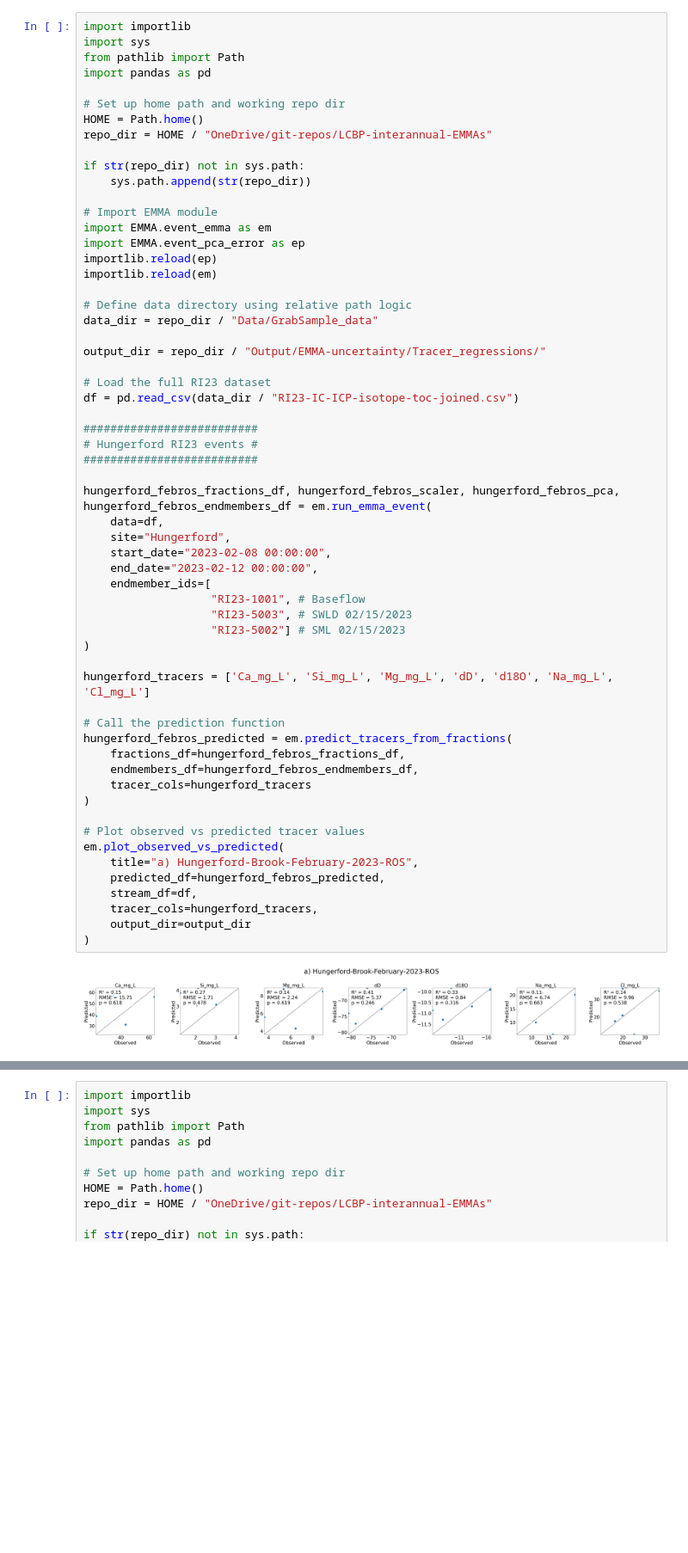
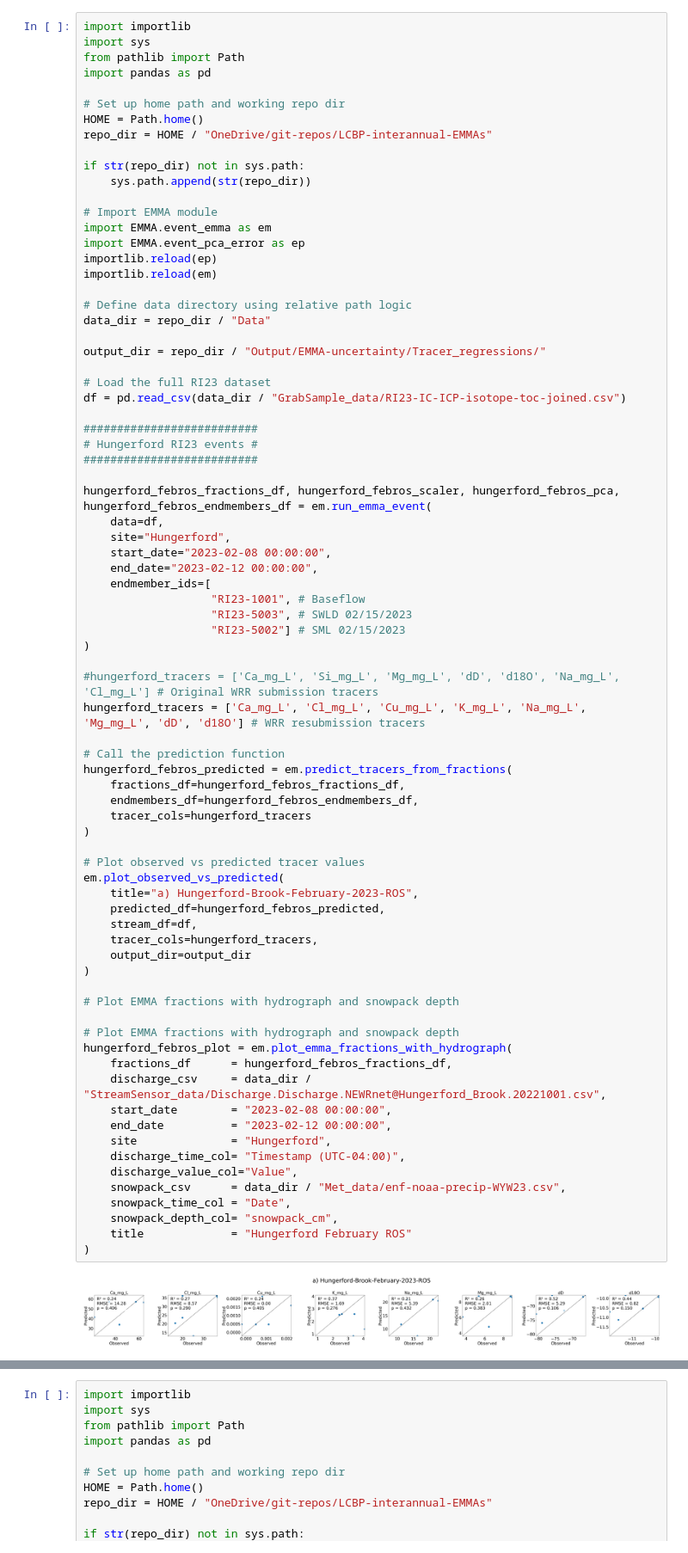
Before and after one commit to MeganEDuffy/LCBP-interannual-EMMAs, a Jupyter notebook: Notebooks/RI23-Hungerford-EMMAs.ipynb, the cells around one changed output, grey strips where cells are left out. Shown at 86% size. Drawn from its saved outputs; the diff is of its cells as text; blank space fills up the shorter version.

Commit message:
running emma prelim plots need to save out fractions

```diff
--- a/Notebooks/RI23-Hungerford-EMMAs.ipynb
+++ b/Notebooks/RI23-Hungerford-EMMAs.ipynb
@@ -18,44 +18,62 @@ importlib.reload(ep)
 importlib.reload(em)
 
 # Define data directory using relative path logic
-data_dir = repo_dir / "Data/GrabSample_data"
+data_dir = repo_dir / "Data"
 
 output_dir = repo_dir / "Output/EMMA-uncertainty/Tracer_regressions/"
 
 # Load the full RI23 dataset
-df = pd.read_csv(data_dir / "RI23-IC-ICP-isotope-toc-joined.csv")
+df = pd.read_csv(data_dir / "GrabSample_data/RI23-IC-ICP-isotope-toc-joined.csv")
 
 ##########################
 # Hungerford RI23 events #
 ##########################
 
 hungerford_febros_fractions_df, hungerford_febros_scaler, hungerford_febros_pca, hungerford_febros_endmembers_df = em.run_emma_event(
     data=df,
     site="Hungerford",
     start_date="2023-02-08 00:00:00",
     end_date="2023-02-12 00:00:00",
     endmember_ids=[
                    "RI23-1001", # Baseflow
                    "RI23-5003", # SWLD 02/15/2023
                    "RI23-5002"] # SML 02/15/2023
 )
 
-hungerford_tracers = ['Ca_mg_L', 'Si_mg_L', 'Mg_mg_L', 'dD', 'd18O', 'Na_mg_L', 'Cl_mg_L']
+#hungerford_tracers = ['Ca_mg_L', 'Si_mg_L', 'Mg_mg_L', 'dD', 'd18O', 'Na_mg_L', 'Cl_mg_L'] # Original WRR submission tracers
+hungerford_tracers = ['Ca_mg_L', 'Cl_mg_L', 'Cu_mg_L', 'K_mg_L', 'Na_mg_L', 'Mg_mg_L', 'dD', 'd18O'] # WRR resubmission tracers
 
 # Call the prediction function
 hungerford_febros_predicted = em.predict_tracers_from_fractions(
     fractions_df=hungerford_febros_fractions_df,
     endmembers_df=hungerford_febros_endmembers_df,
     tracer_cols=hungerford_tracers
 )
 
 # Plot observed vs predicted tracer values
 em.plot_observed_vs_predicted(
     title="a) Hungerford-Brook-February-2023-ROS",
     predicted_df=hungerford_febros_predicted,
     stream_df=df,
     tracer_cols=hungerford_tracers,
     output_dir=output_dir
 )
+
+# Plot EMMA fractions with hydrograph and snowpack depth
+
+# Plot EMMA fractions with hydrograph and snowpack depth
+hungerford_febros_plot = em.plot_emma_fractions_with_hydrograph(
+    fractions_df      = hungerford_febros_fractions_df,
+    discharge_csv     = data_dir / "StreamSensor_data/Discharge.Discharge.NEWRnet@Hungerford_Brook.20221001.csv",
+    start_date        = "2023-02-08 00:00:00",
+    end_date          = "2023-02-12 00:00:00",
+    site              = "Hungerford",
+    discharge_time_col= "Timestamp (UTC-04:00)",
+    discharge_value_col="Value",
+    snowpack_csv      = data_dir / "Met_data/enf-noaa-precip-WYW23.csv",
+    snowpack_time_col = "Date",
+    snowpack_depth_col= "snowpack_cm",
+    title             = "Hungerford February ROS"
+)
 # %% [output]
-[figure, old version]
+[figure, new version]
```
Also changed, not shown: parts of 1 cell of this notebook, 9 other files.
